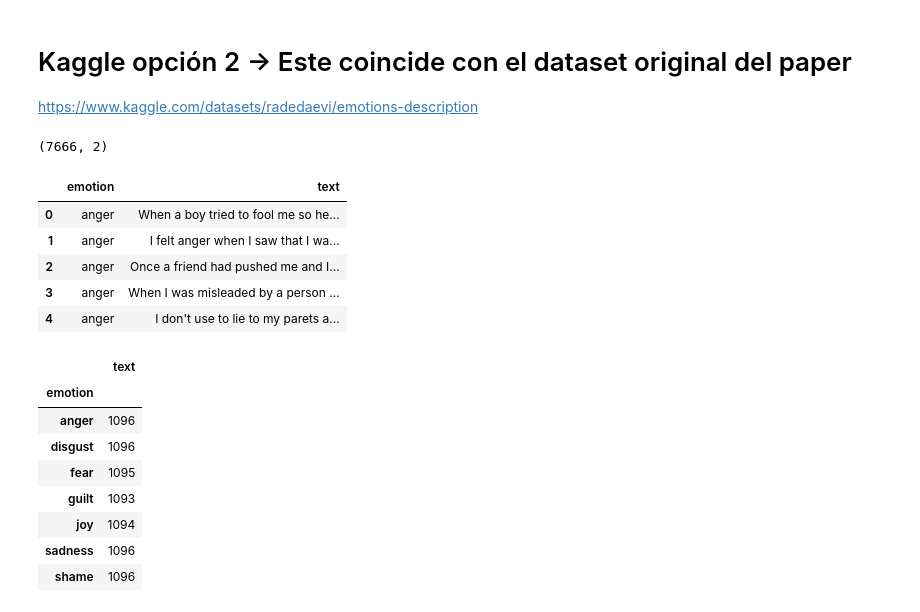
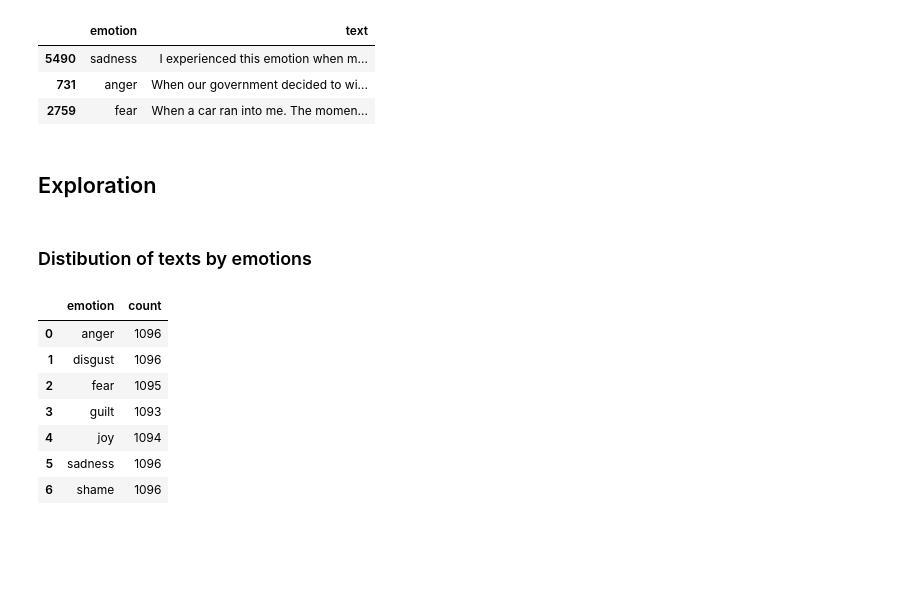
Before and after one commit to dlopeza98/TrabajoGradosEAFIT, a Jupyter notebook: src/trabajogradoseafit/notebooks/exp_Dataset.ipynb, the cells around one changed output. Saved outputs shown, nothing was run; the diff lists cells and outputs as text; code cells hidden in the pictures; blank space fills up the shorter version.

Commit message:
Firt  clean of DataFrame

```diff
--- a/src/trabajogradoseafit/notebooks/exp_Dataset.ipynb
+++ b/src/trabajogradoseafit/notebooks/exp_Dataset.ipynb
@@ -129,7 +12,9 @@ https://github.com/sinmaniphel/py_isear_dataset/blob/master/isear.csv
 # %%
-df=pd.read_csv("../data/isear ori.csv", sep= "|", on_bad_lines="skip")
-df=df[["Field1", "SIT"]]
-df=df.rename(columns={"Field1":"Emotion", "SIT":"Text"})
+pd.set_option('display.max_colwidth', None)
+pd.options.display.max_rows=200
+
+df=pd.read_excel("../data/Emotions description.xlsx")
+df=df.rename(columns={"Field1": "emotion", "SIT": "text"})
 print(df.shape)
 df.head()
 # %% [output]
@@ -170,28 +28,23 @@ df_train.head()
-# %% [markdown]
-# Kaggle opción 2 -> Este coincide con el dataset original del paper
-https://www.kaggle.com/datasets/radedaevi/emotions-description
-# %%
-df=pd.read_excel("../data/Emotions description.xlsx")
-df=df.rename(columns={"Field1": "emotion", "SIT": "text"})
-print(df.shape)
-df.head()
-# %% [output]
-(7666, 2)
-|  | emotion | text |
-| 0 | anger | When a boy tried to fool me so he... |
-| 1 | anger | I felt anger when I saw that I wa... |
-| 2 | anger | Once a friend had pushed me and I... |
-| 3 | anger | When I was misleaded by a person ... |
-| 4 | anger | I don't use to lie to my parets a... |
+# %%
+df.sample(3)
+# %% [output]
+|  | emotion | text |
+| 5490 | sadness | I experienced this emotion when m... |
+| 731 | anger | When our government decided to wi... |
+| 2759 | fear | When a car ran into me. The momen... |
+# %% [markdown]
+## Exploration
+# %% [markdown]
+### Distibution of texts by emotions
 # %%
-df.groupby("emotion").count()
+emotion_counts = df.groupby("emotion").size().reset_index(name='count')
+emotion_counts
 # %% [output]
-|  | text |
-| emotion |  |
-| anger | 1096 |
-| disgust | 1096 |
-| fear | 1095 |
-| guilt | 1093 |
-| joy | 1094 |
-| sadness | 1096 |
-| shame | 1096 |
+|  | emotion | count |
+| 0 | anger | 1096 |
+| 1 | disgust | 1096 |
+| 2 | fear | 1095 |
+| 3 | guilt | 1093 |
+| 4 | joy | 1094 |
+| 5 | sadness | 1096 |
+| 6 | shame | 1096 |
```
Also changed, not shown: parts of 26 cells of this notebook, 2 other files.
